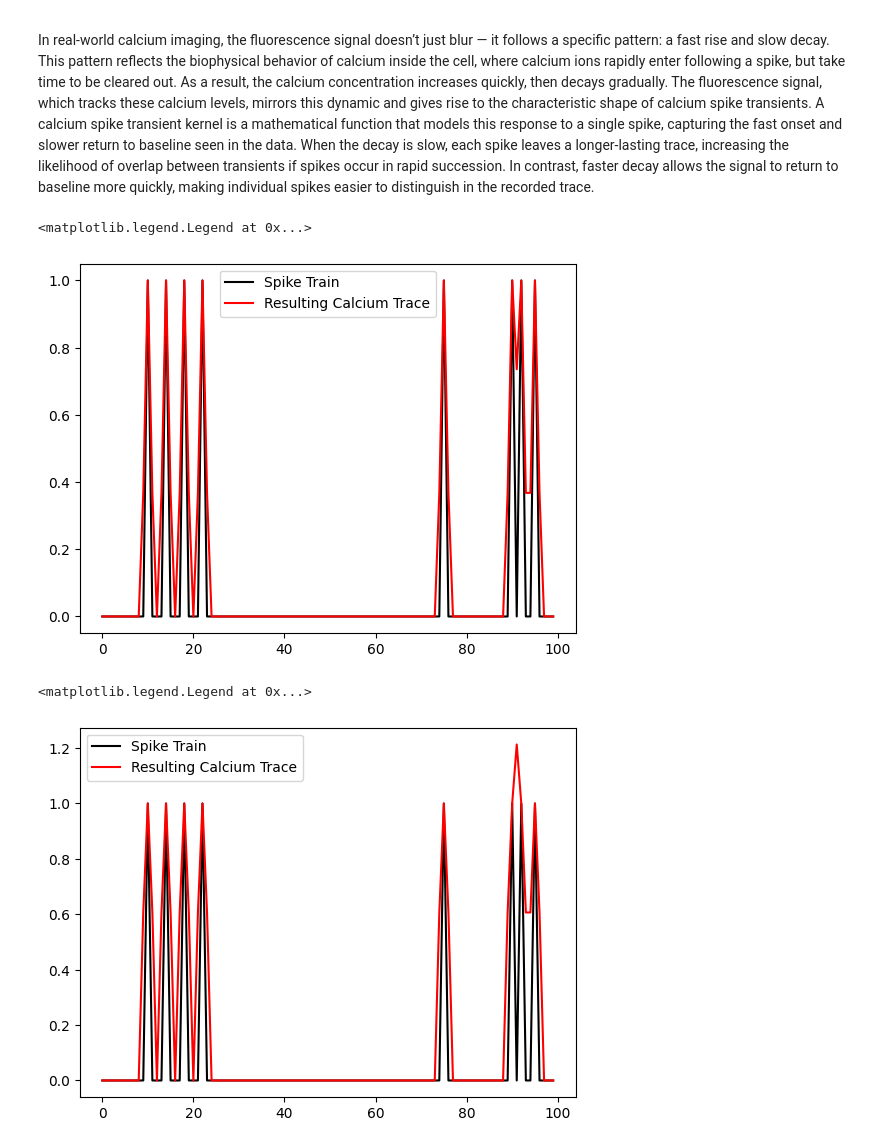
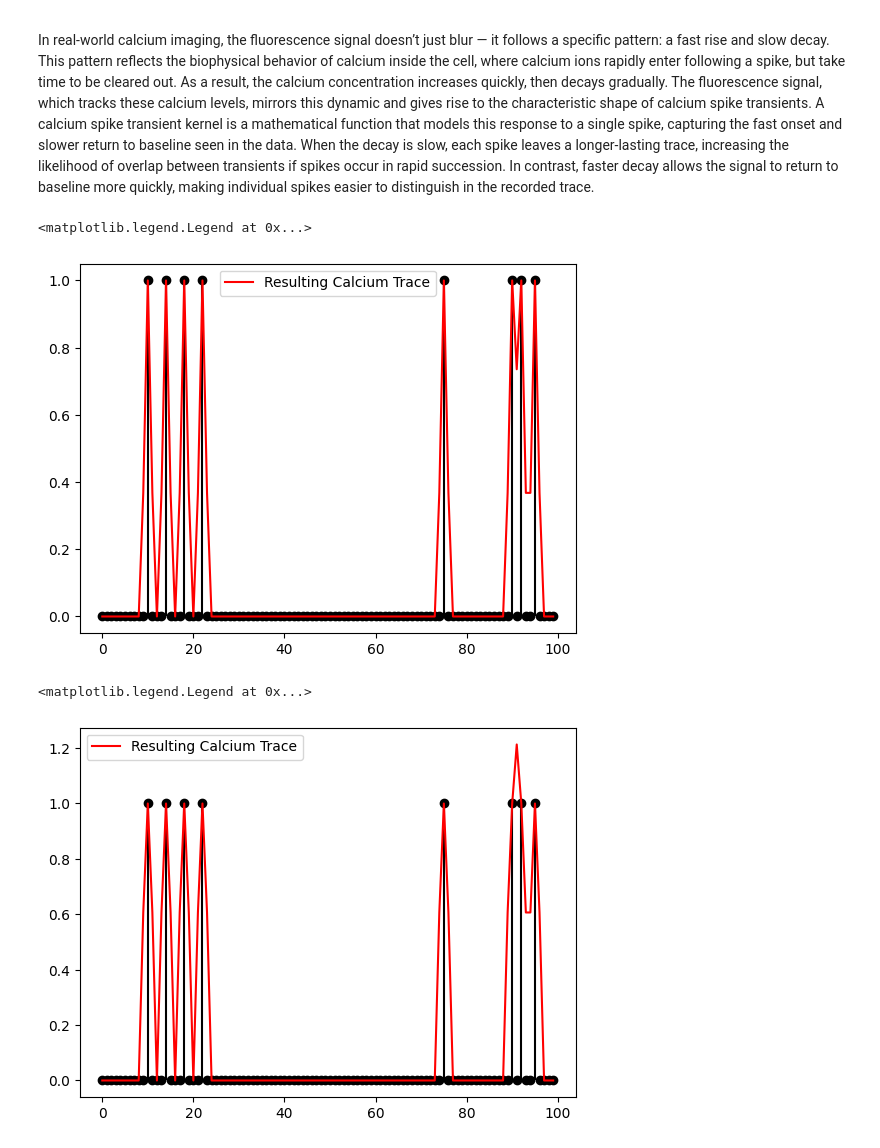
Before and after one commit to sangeethankumar/Courses, a Jupyter notebook: CalciumImaging/Draft1/Convolution and Deconvolution of Signals.ipynb, the cells around one changed output. Cells and saved outputs as stored; diff of their text form; code cells hidden in the pictures.

Commit message:
Need to check edges. Figures not correct

```diff
--- a/CalciumImaging/Draft1/Convolution and Deconvolution of Signals.ipynb
+++ b/CalciumImaging/Draft1/Convolution and Deconvolution of Signals.ipynb
@@ -172,23 +175,23 @@ spike_train[[10, 14, 18, 22, 75, 90, 92, 95]] = 1
 # %%
 kernel = windows.exponential(3)
 calcium_trace = convolve(spike_train, kernel, mode='same')
 
-plt.plot(spike_train, color='k', label='Spike Train')
+plt.stem(range(len(spike_train)), spike_train, basefmt=" ", linefmt='k-', markerfmt='ko')
 plt.plot(calcium_trace, color='r', label='Resulting Calcium Trace')
 plt.legend()
 # %% [output]
 <matplotlib.legend.Legend at 0x...>
-[figure, old version]
+[figure, new version]
 # %%
 kernel = windows.exponential(3, tau=2)
 calcium_trace = convolve(spike_train, kernel, mode='same')
 
-plt.plot(spike_train, color='k', label='Spike Train')
+plt.stem(range(len(spike_train)), spike_train, basefmt=" ", linefmt='k-', markerfmt='ko')
 plt.plot(calcium_trace, color='r', label='Resulting Calcium Trace')
 plt.legend()
 # %% [output]
 <matplotlib.legend.Legend at 0x...>
-[figure, old version]
+[figure, new version]
 # %%
 kernel = windows.exponential(5, tau=3)
 calcium_trace = convolve(spike_train, kernel, mode='same')
```
Also changed, not shown: parts of 25 cells of this notebook.
